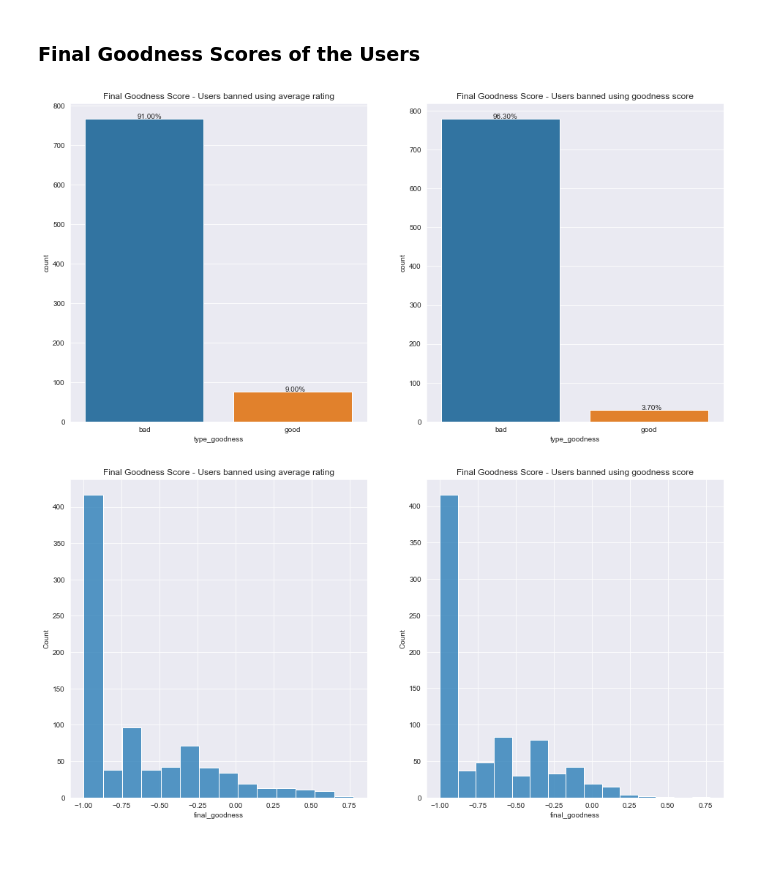
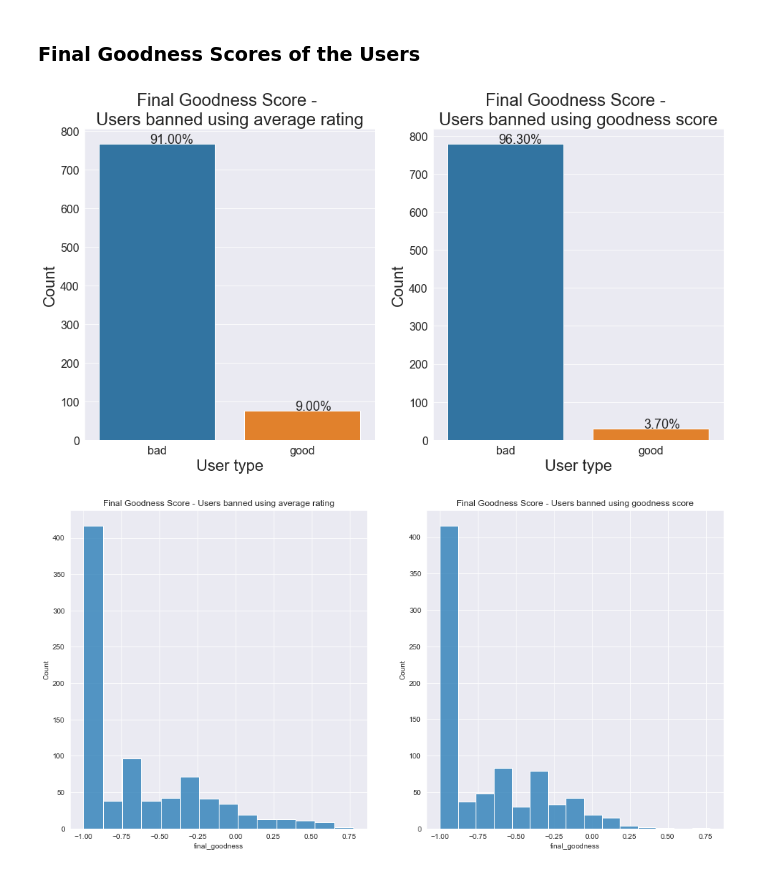
Before and after one commit to ivanmak/dmsn-2021-pg13, a Jupyter notebook: simulation.ipynb, the cells around one changed output. Drawn from its saved outputs; the diff is of its cells as text; code cells hidden in the pictures.

````diff
--- a/simulation.ipynb
+++ b/simulation.ipynb
@@ -394,3 +144,10 @@ sb.set_style('darkgrid')
+# %%
+users_banned_average = pd.read_csv('users_banned_average.csv')
+in_edges_removed_average = pd.read_csv('in_edges_removed_average.csv')
+out_edges_removed_average = pd.read_csv('out_edges_removed_average.csv')
+users_banned_goodness = pd.read_csv('users_banned_goodness.csv')
+in_edges_removed_goodness = pd.read_csv('in_edges_removed_goodness.csv')
+out_edges_removed_goodness = pd.read_csv('out_edges_removed_goodness.csv')
 # %% [markdown]
 First, the new columns are added to ```users_banned_goodness``` and ```users_banned_average``` to indicate whether the users had a final score/average rating below or above threshold.
 # %%
@@ -413,44 +170,56 @@ users_banned_average['type_goodness'] = users_banned_average.apply(lambda row:
 )
 # %% [markdown]
 ### Final Goodness Scores of the Users
+# %%
+title_size = 24
+xy_label_size = 22
+xy_ticks_size = 16
+annotation_size =18
 # %%
 plt.figure(figsize=(16, 8))
 
 num_bad = (len(users_banned_average[users_banned_average['type_goodness'] == 'bad']) / len(users_banned_average['type_goodness']))*100
 num_good = (len(users_banned_average[users_banned_average['type_goodness'] == 'good']) / len(users_banned_average['type_goodness']))*100
 pct_bad = '{:.2f}%'.format(num_bad)
 pct_good = '{:.2f}%'.format(num_good)
 
 col_labels = [pct_bad, pct_good]
 plt.subplot(121)
 ax = sb.countplot(data=users_banned_average,
                   x='type_goodness',
                   order=users_banned_average['type_goodness'].value_counts().index)
 
 for p, label in zip(ax.patches, col_labels):
-     ax.annotate(label, (p.get_x()+0.35, p.get_height()+0.5))
+     ax.annotate(label, (p.get_x()+0.35, p.get_height()+0.5), fontsize=annotation_size)
 
-plt.title('Final Goodness Score - Users banned using average rating')
-
+plt.title('Final Goodness Score - \nUsers banned using average rating', fontsize=title_size)
+plt.xlabel('User type', fontsize=xy_label_size)
+plt.ylabel('Count', fontsize=xy_label_size)
+plt.xticks(fontsize=xy_ticks_size)
+plt.yticks(fontsize=xy_ticks_size)
 
 num_bad = (len(users_banned_goodness[users_banned_goodness['type_goodness'] == 'bad']) / len(users_banned_goodness['type_goodness']))*100
 num_good = (len(users_banned_goodness[users_banned_goodness['type_goodness'] == 'good']) / len(users_banned_goodness['type_goodness']))*100
 pct_bad = '{:.2f}%'.format(num_bad)
 pct_good = '{:.2f}%'.format(num_good)
 
-col_labels = [pct_bad_goodness, pct_good_goodness]
+col_labels = [pct_bad, pct_good]
 plt.subplot(122)
 ax = sb.countplot(data=users_banned_goodness,
                   x='type_goodness',
                   order=users_banned_goodness['type_goodness'].value_counts().index)
 
 for p, label in zip(ax.patches, col_labels):
-     ax.annotate(label, (p.get_x()+0.35, p.get_height()+0.5))
+     ax.annotate(label, (p.get_x()+0.35, p.get_height()+0.5), fontsize=annotation_size)
 
-plt.title('Final Goodness Score - Users banned using goodness score')
+plt.title('Final Goodness Score - \nUsers banned using goodness score', fontsize=title_size)
+plt.xlabel('User type', fontsize=xy_label_size)
+plt.ylabel('Count', fontsize=xy_label_size)
+plt.xticks(fontsize=xy_ticks_size)
+plt.yticks(fontsize=xy_ticks_size)
 plt.show()
 # %% [output]
-[figure, old version]
+[figure, new version]
 # %%
 plt.figure(figsize=(16, 8))
 plt.subplot(121)
````
Also changed, not shown: parts of 16 cells of this notebook, 3 other files.
